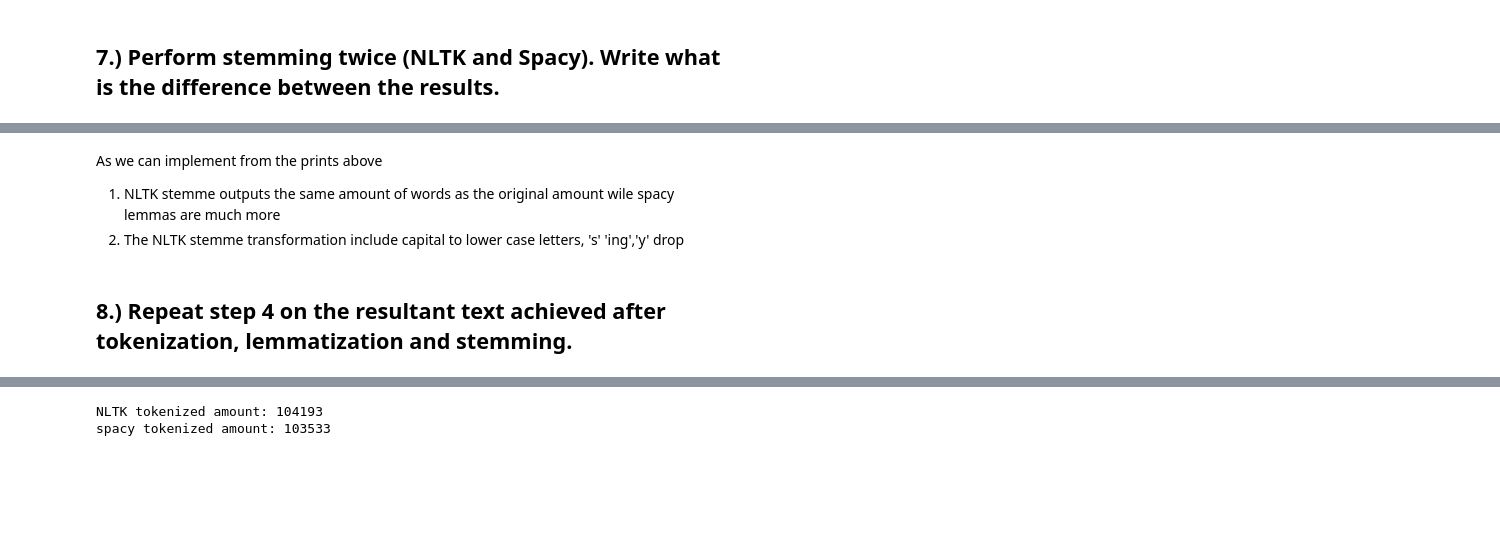
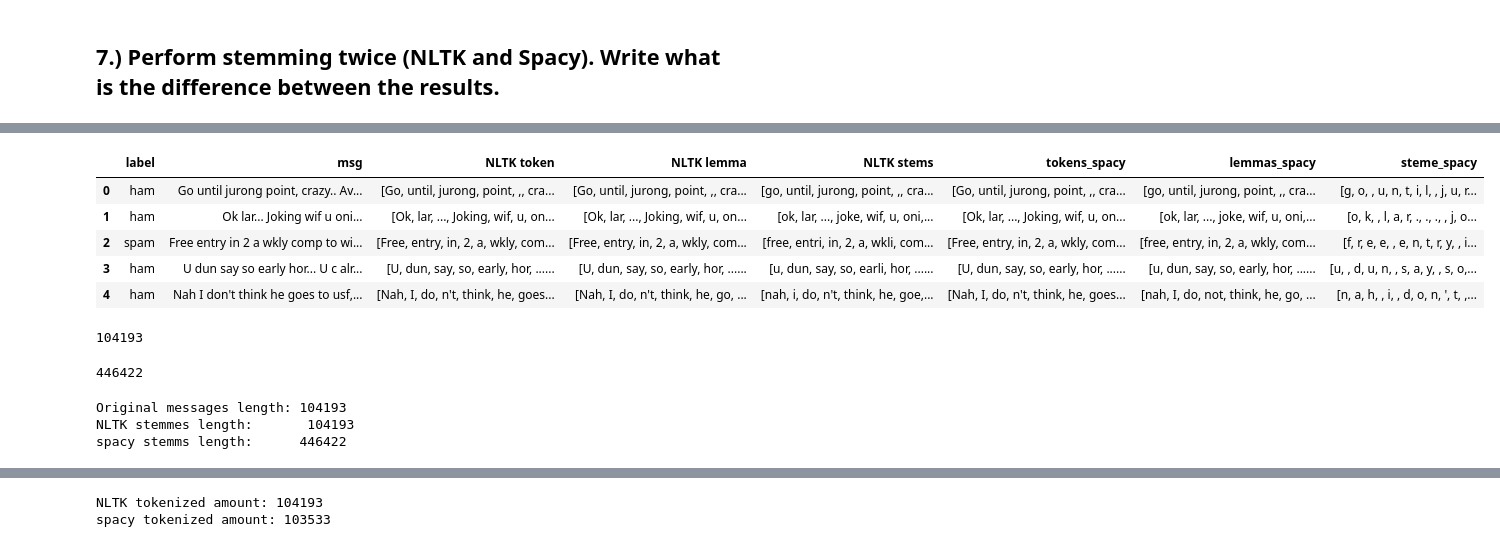
Before and after one commit to SabagYoav/NLP, a Jupyter notebook: spam_dataset_pcessing.ipynb, the cells around one changed output, grey strips where cells are left out. Cells and saved outputs as stored; diff of their text form; code cells hidden in the pictures; blank space fills up the shorter version.

```diff
--- a/spam_dataset_pcessing.ipynb
+++ b/spam_dataset_pcessing.ipynb
@@ -266,10 +252,3 @@ apacy lemmas:  Available --> available
-# %% [markdown]
-As we can implement from the prints above
-
-1.   NLTK stemme outputs the same amount of words as the original amount wile spacy lemmas are much more
-2.   The NLTK stemme transformation include capital to lower case letters, 's' 'ing','y' drop
-# %% [markdown]
-## 8.) Repeat step 4 on the resultant text achieved after tokenization, lemmatization and stemming.
 # %%
 #creating a function to lemmatize massages using NLTK library
 def lemmatize_message_nltk(message):
@@ -306,3 +285,12 @@ for row in spam:
   spam2['tokens_spacy'] = spam2['msg'].apply(tokenize_message_spacy)
   spam2['lemmas_spacy'] = spam2['msg'].apply(lemmatize_message_spacy)
   spam2['steme_spacy'] = spam2['msg'].apply(spacy_token_nltk_stemming)
+# %%
+spam2.head()
+# %% [output]
+|  | label | msg | NLTK token | NLTK lemma | NLTK stems | tokens_spacy | lemmas_spacy | steme_spacy |
+| 0 | ham | Go until jurong point, crazy.. Av... | [Go, until, jurong, point, ,, cra... | [Go, until, jurong, point, ,, cra... | [go, until, jurong, point, ,, cra... | [Go, until, jurong, point, ,, cra... | [go, until, jurong, point, ,, cra... | [g, o, , u, n, t, i, l, , j, u, r... |
+| 1 | ham | Ok lar... Joking wif u oni... | [Ok, lar, ..., Joking, wif, u, on... | [Ok, lar, ..., Joking, wif, u, on... | [ok, lar, ..., joke, wif, u, oni,... | [Ok, lar, ..., Joking, wif, u, on... | [ok, lar, ..., joke, wif, u, oni,... | [o, k, , l, a, r, ., ., ., , j, o... |
+| 2 | spam | Free entry in 2 a wkly comp to wi... | [Free, entry, in, 2, a, wkly, com... | [Free, entry, in, 2, a, wkly, com... | [free, entri, in, 2, a, wkli, com... | [Free, entry, in, 2, a, wkly, com... | [free, entry, in, 2, a, wkly, com... | [f, r, e, e, , e, n, t, r, y, , i... |
+| 3 | ham | U dun say so early hor... U c alr... | [U, dun, say, so, early, hor, ...... | [U, dun, say, so, early, hor, ...... | [u, dun, say, so, earli, hor, ...... | [U, dun, say, so, early, hor, ...... | [u, dun, say, so, early, hor, ...... | [u, , d, u, n, , s, a, y, , s, o,... |
+| 4 | ham | Nah I don't think he goes to usf,... | [Nah, I, do, n't, think, he, goes... | [Nah, I, do, n't, think, he, go, ... | [nah, i, do, n't, think, he, goe,... | [Nah, I, do, n't, think, he, goes... | [nah, I, do, not, think, he, go, ... | [n, a, h, , i, , d, o, n, ', t, ,... |
@@ -308,0 +309,16 @@ for row in spam:
+# %%
+spatial_words_count(spam2['NLTK stems'])
+# %% [output]
+104193
+# %%
+spatial_words_count(spam2['steme_spacy'])
+# %% [output]
+446422
+# %%
+print("Original messages length:",original_words_count(spam2["msg"]))
+print("NLTK stemmes length:      ", spatial_words_count(spam2['NLTK stems']))
+print("spacy stemms length:     ", spatial_words_count(spam2['steme_spacy']))
+# %% [output]
+Original messages length: 104193
+NLTK stemmes length:       104193
+spacy stemms length:      446422
```
Also changed, not shown: parts of 31 cells of this notebook.
